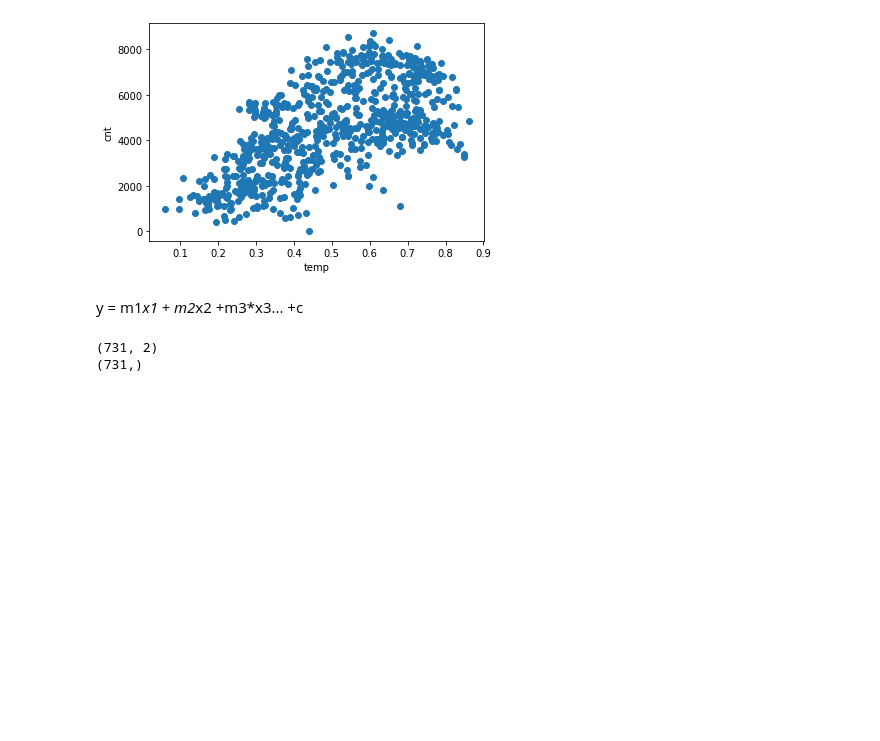
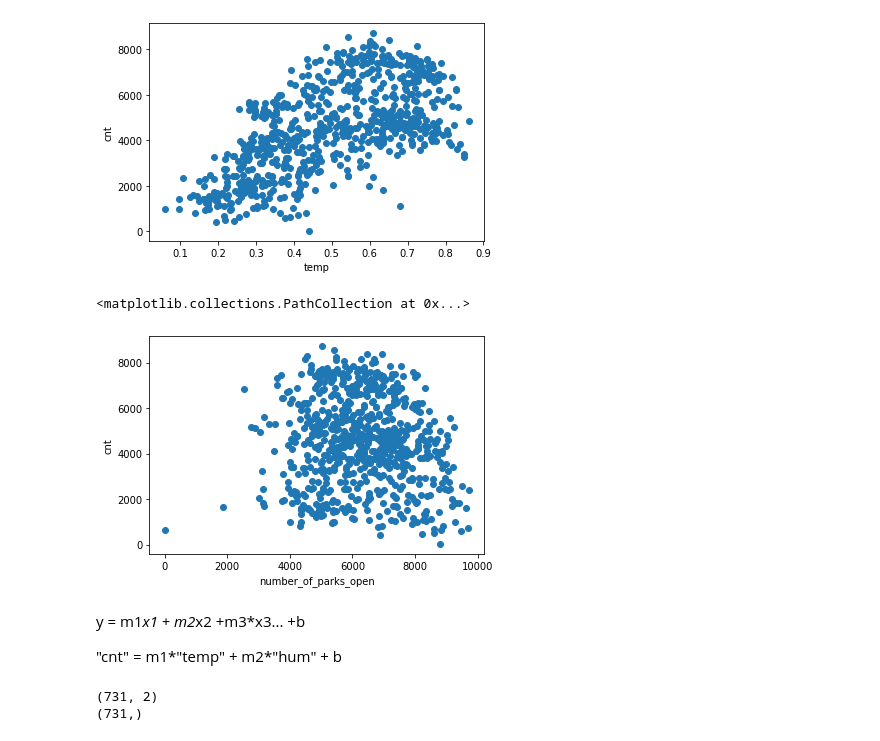
Before and after one commit to haron1100/teach-ml, a Jupyter notebook: DataViz.ipynb, the cells around one changed output. Drawn from its saved outputs; the diff is of its cells as text; code cells hidden in the pictures; blank space fills up the shorter version.

```diff
--- a/DataViz.ipynb
+++ b/DataViz.ipynb
@@ -330,8 +339,17 @@ def plot_scatter(col1, col2):
 plot_scatter("temp", "cnt")
 # %% [output]
 [figure]
+# %%
+plt.xlabel("number_of_parks_open")
+plt.ylabel("cnt")
+plt.scatter(df["hum"]*10000, df["cnt"])
+# %% [output]
+<matplotlib.collections.PathCollection at 0x...>
+[figure, added]
 # %% [markdown]
-y = m1*x1 + m2*x2 +m3*x3... +c
+y = m1*x1 + m2*x2 +m3*x3... +b
+
+"cnt" = m1*"temp" + m2*"hum" + b
 # %%
 features = [df['temp'], df['hum']] # change the features you feed our model
 X = np.stack(features, axis=1)
```
Also changed, not shown: parts of 10 cells of this notebook.
